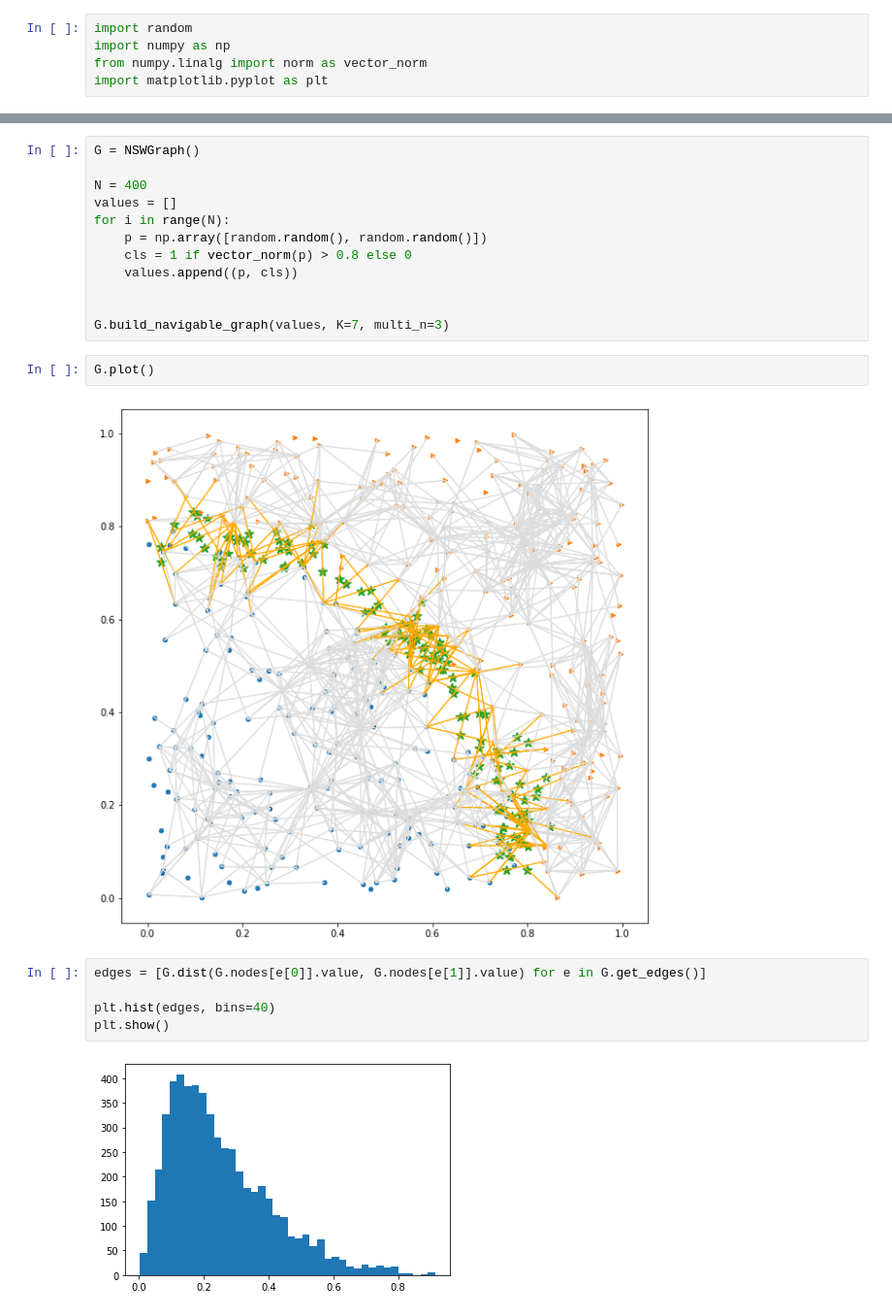
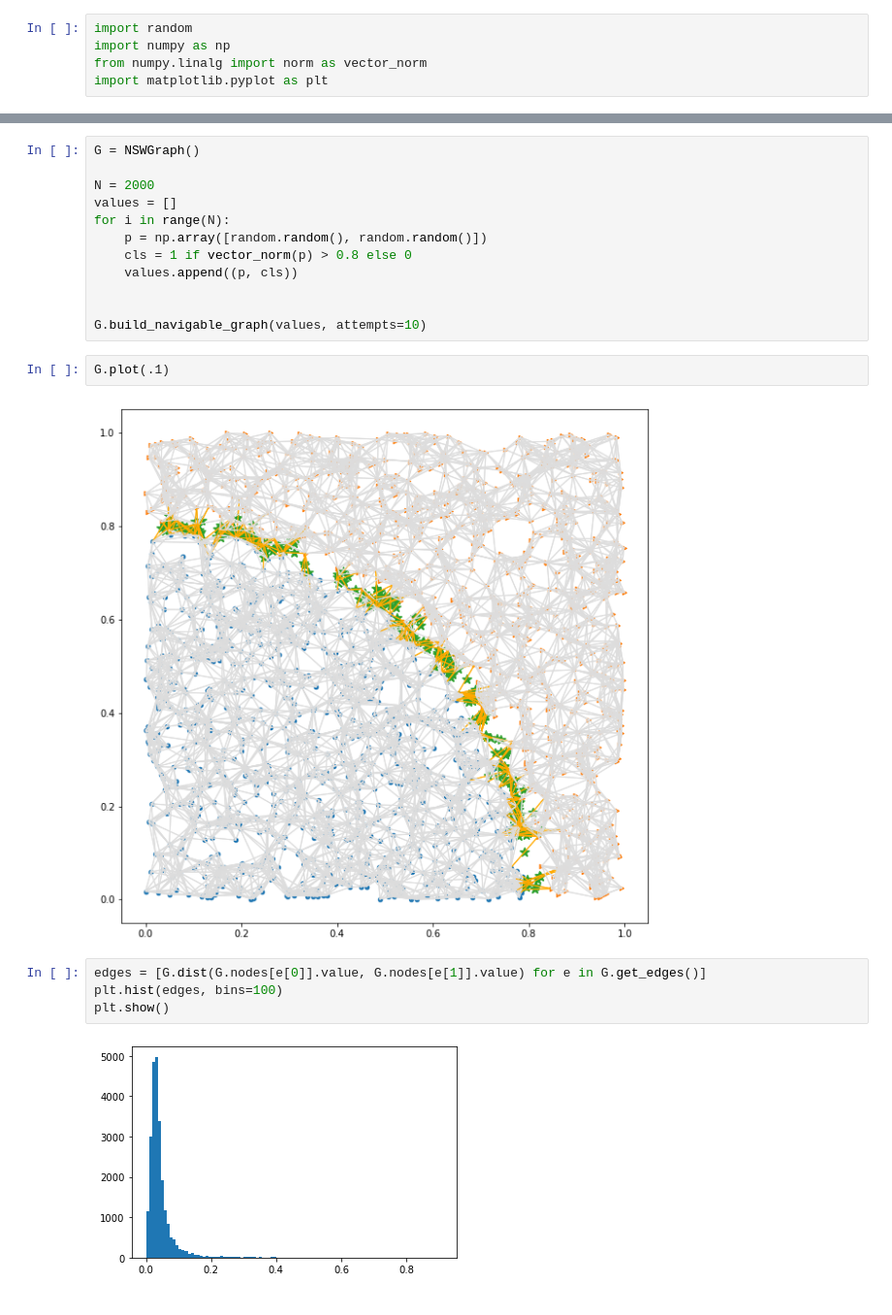
Before and after one commit to IUCVLab/proximity-cut, a Jupyter notebook: notebooks/2D demo.ipynb, the cells around one changed output, grey strips where cells are left out. Shown: that part at 97% size. Saved outputs shown, nothing was run; the diff lists cells and outputs as text.

```diff
--- a/notebooks/2D demo.ipynb
+++ b/notebooks/2D demo.ipynb
@@ -10,7 +14,7 @@ from nsw import Node, NSWGraph
 # %%
 G = NSWGraph()
 
-N = 400
+N = 2000
 values = []
 for i in range(N):
     p = np.array([random.random(), random.random()])
@@ -18,15 +22,14 @@ for i in range(N):
     values.append((p, cls))
 
 
-G.build_navigable_graph(values, K=7, multi_n=3)
+G.build_navigable_graph(values, attempts=10)
 # %%
-G.plot()
+G.plot(.1)
 # %% [output]
-[figure, old version]
+[figure, new version]
 # %%
 edges = [G.dist(G.nodes[e[0]].value, G.nodes[e[1]].value) for e in G.get_edges()]
-
-plt.hist(edges, bins=40)
+plt.hist(edges, bins=100)
 plt.show()
 # %% [output]
-[figure, old version]
+[figure, new version]
```
Also changed, not shown: parts of 18 cells of this notebook, 3 other files.
